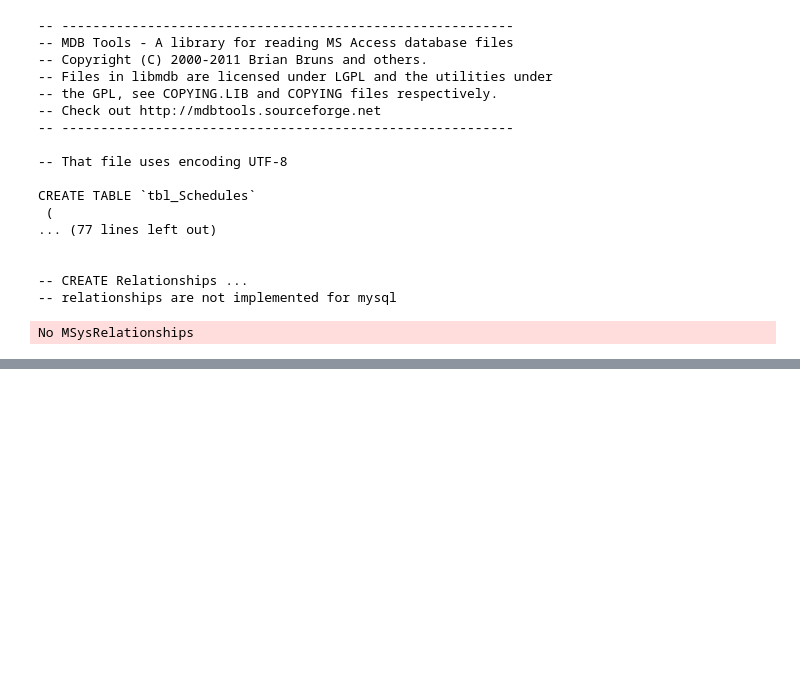
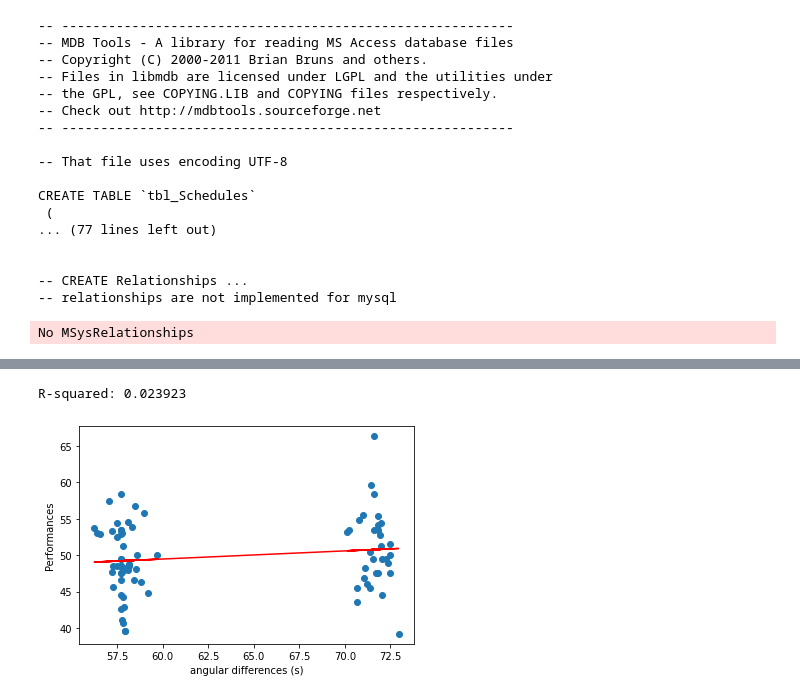
Before and after one commit to yger/equipsy, a Jupyter notebook: results/analysis.ipynb, the cells around one changed output, grey strips where cells are left out. Saved outputs shown, nothing was run; the diff lists cells and outputs as text; code cells hidden in the pictures; blank space fills up the shorter version.

```diff
--- a/results/analysis.ipynb
+++ b/results/analysis.ipynb
@@ -127,0 +134,28 @@ print(f"R-squared: {res.rvalue**2:.6f}")
+# %%
+# Get initial weights
+all_angular_differences = []
+all_perfs = []
+all_corrcoeffs = []
+for type in ['Theta 1', 'Theta 2']:
+    a = group_experiments.get_experiments_per_types(type)
+    for e in a.experiments:
+        tmp = e.get_angular_differences()
+        tmp_2 = e.get_responses()
+        if len(tmp) == len(tmp_2) + 1:
+            tmp = tmp[:-1]
+        all_corrcoeffs += [np.corrcoef(tmp, tmp_2)[0, 1]]
+        all_angular_differences += [tmp.mean()]
+        all_perfs += [e.stats['Correct_Percentage']]
+all_angular_differences = np.array(all_angular_differences)
+all_perfs = np.array(all_perfs)
+
+plt.xlabel('angular differences (s)')
+plt.ylabel('Performances')
+from scipy import stats
+res = stats.linregress(all_angular_differences, all_perfs)
+plt.plot(all_angular_differences, all_perfs, 'o', label='original data')
+plt.plot(all_angular_differences, res.intercept + res.slope*all_angular_differences, 'r', label='fitted line')
+print(f"R-squared: {res.rvalue**2:.6f}")
+# %% [output]
+R-squared: 0.023923
+[figure, added]
```
Also changed, not shown: parts of 7 cells of this notebook, 2 other files.
